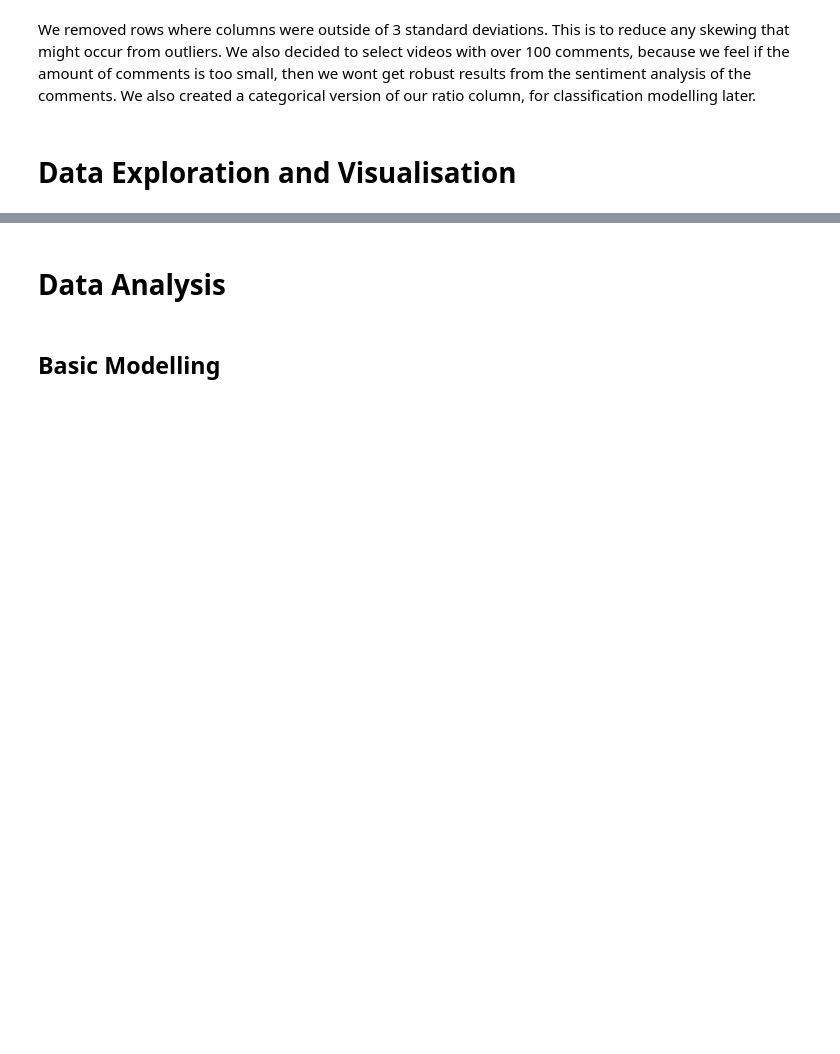
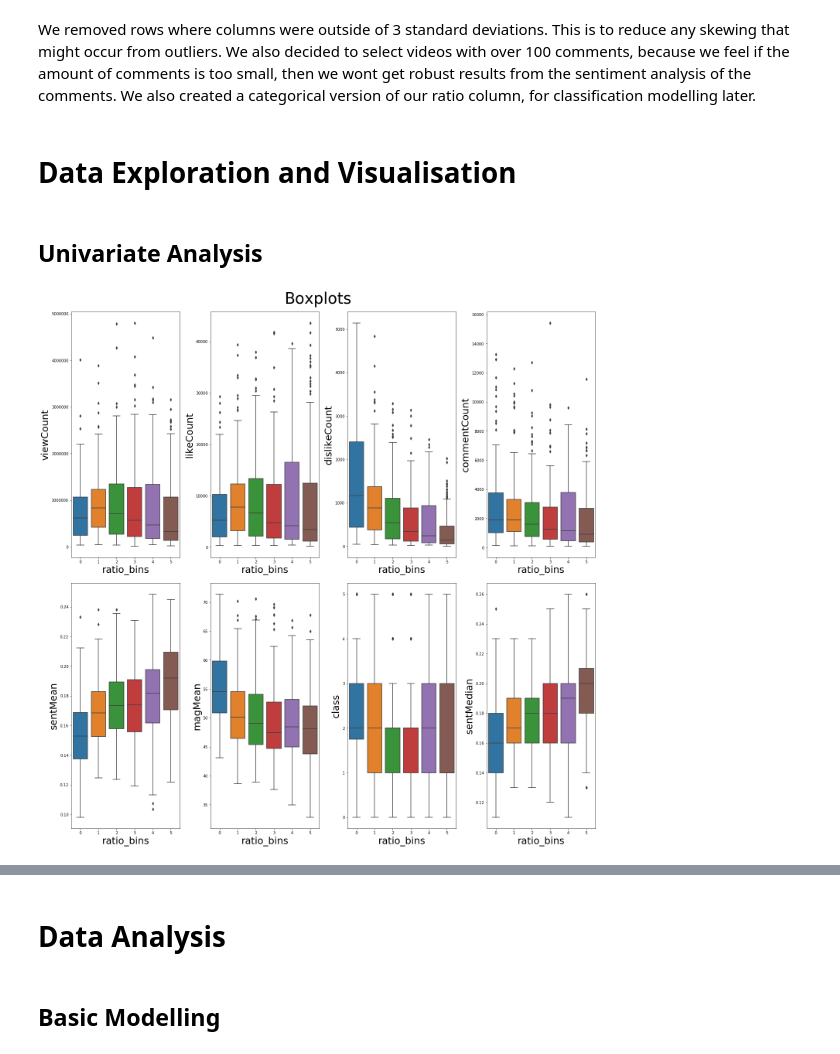
Before and after one commit to snc-89/sentiment_analysis_notebook, a Jupyter notebook: Final-portfolio-draft.ipynb, the cells around one changed output, grey strips where cells are left out. Drawn from its saved outputs; the diff is of its cells as text; code cells hidden in the pictures; blank space fills up the shorter version.

Commit message:
updated final portfolio draft with data visualisation

```diff
--- a/Final-portfolio-draft.ipynb
+++ b/Final-portfolio-draft.ipynb
@@ -60,7 +60,8 @@ from sklearn.linear_model import LogisticRegression
 # %% [markdown]
 ## Importing and Cleaning the Data
 # %%
-raw_scores = pd.read_csv('data/raw_scores.csv')
+raw_scores = pd.read_csv('files/raw_scores_sans_zero_sentiments.csv')
+#changed 'data/raw_scores.csv' to 'files/raw_scores_sans_zero_sentiments.csv' - raw_scores.csv aint a thing
 raw_scores = raw_scores.drop(['Unnamed: 0'],axis=1)
 print(raw_scores.shape)
 raw_scores.head()
@@ -128,3 +225,15 @@ vids['ratio_bins'] = pd.qcut(vids['ratio'], q=6, labels = bin_labels)
 We removed rows where columns were outside of 3 standard deviations. This is to reduce any skewing that might occur from outliers. We also decided to select videos with over 100 comments, because we feel if the amount of comments is too small, then we wont get robust results from the sentiment analysis of the comments. We also created a categorical version of our ratio column, for classification modelling later.
 # %% [markdown]
 # Data Exploration and Visualisation
+# %% [markdown]
+## Univariate Analysis
+# %%
+parameters = ['viewCount','likeCount','dislikeCount','commentCount','sentMean','magMean','class','sentMedian']
+fig,axes = plt.subplots(2, 4, sharex=False, sharey=False,figsize = (20,20),constrained_layout=True)
+plt.suptitle('Boxplots', size='40')
+for i, ax in enumerate(axes.flat):
+    bp = sns.boxplot(x='ratio_bins',y=parameters[i],data=vids,ax=ax)
+    bp.set_ylabel(parameters[i], fontsize=25)
+    bp.set_xlabel('ratio_bins', fontsize=25)
+# %% [output]
+[figure, added]
```
Also changed, not shown: parts of 33 cells of this notebook.
